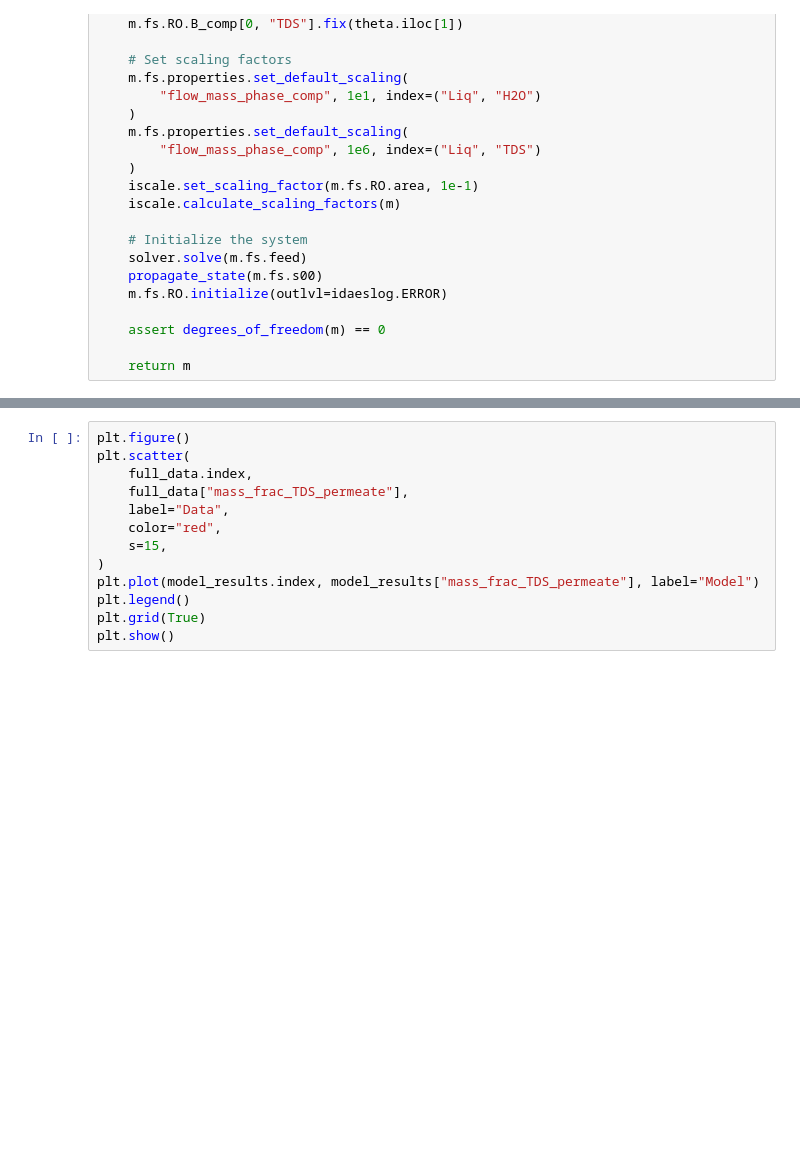
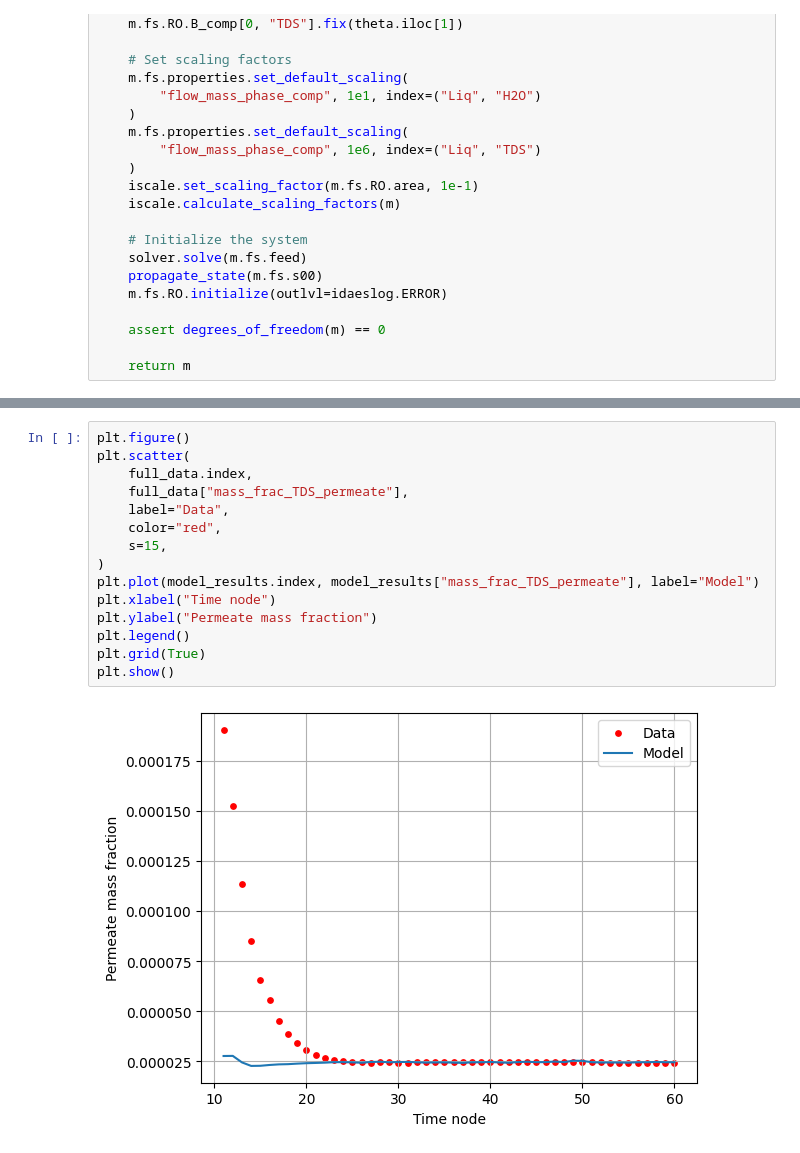
Before and after one commit to sufikaur/myfork-watertap_academy_fall_2025, a Jupyter notebook: week6/parmest_ro.ipynb, the cells around one changed output, grey strips where cells are left out. Saved outputs shown, nothing was run; the diff lists cells and outputs as text; blank space fills up the shorter version.

```diff
--- a/week6/parmest_ro.ipynb
+++ b/week6/parmest_ro.ipynb
@@ -336,13 +332,17 @@ plt.show()
 # %%
 plt.figure()
 plt.scatter(
     full_data.index,
     full_data["mass_frac_TDS_permeate"],
     label="Data",
     color="red",
     s=15,
 )
 plt.plot(model_results.index, model_results["mass_frac_TDS_permeate"], label="Model")
+plt.xlabel("Time node")
+plt.ylabel("Permeate mass fraction")
 plt.legend()
 plt.grid(True)
 plt.show()
+# %% [output]
+[figure, added]
```
Also changed, not shown: parts of 19 cells of this notebook, 2 other files.
